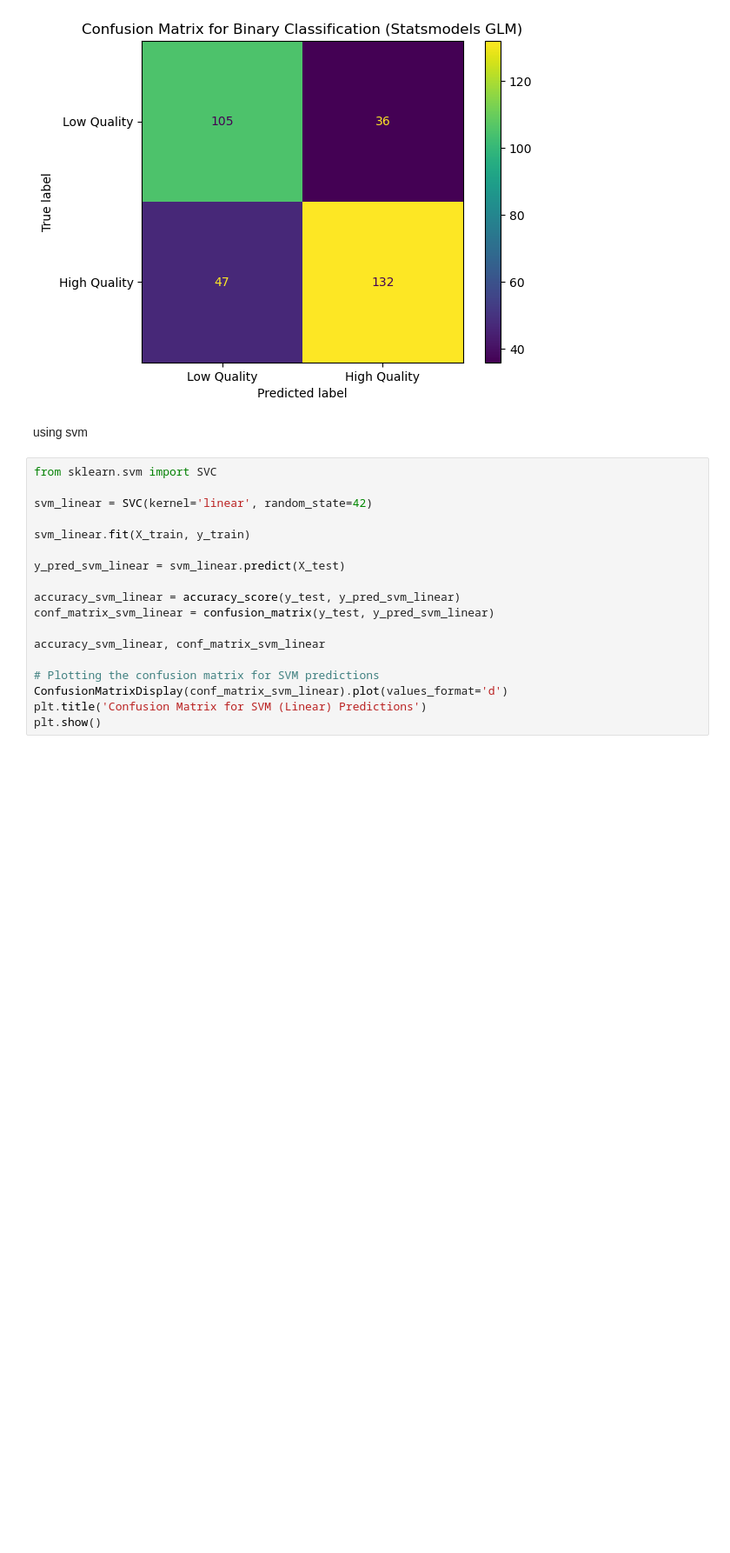
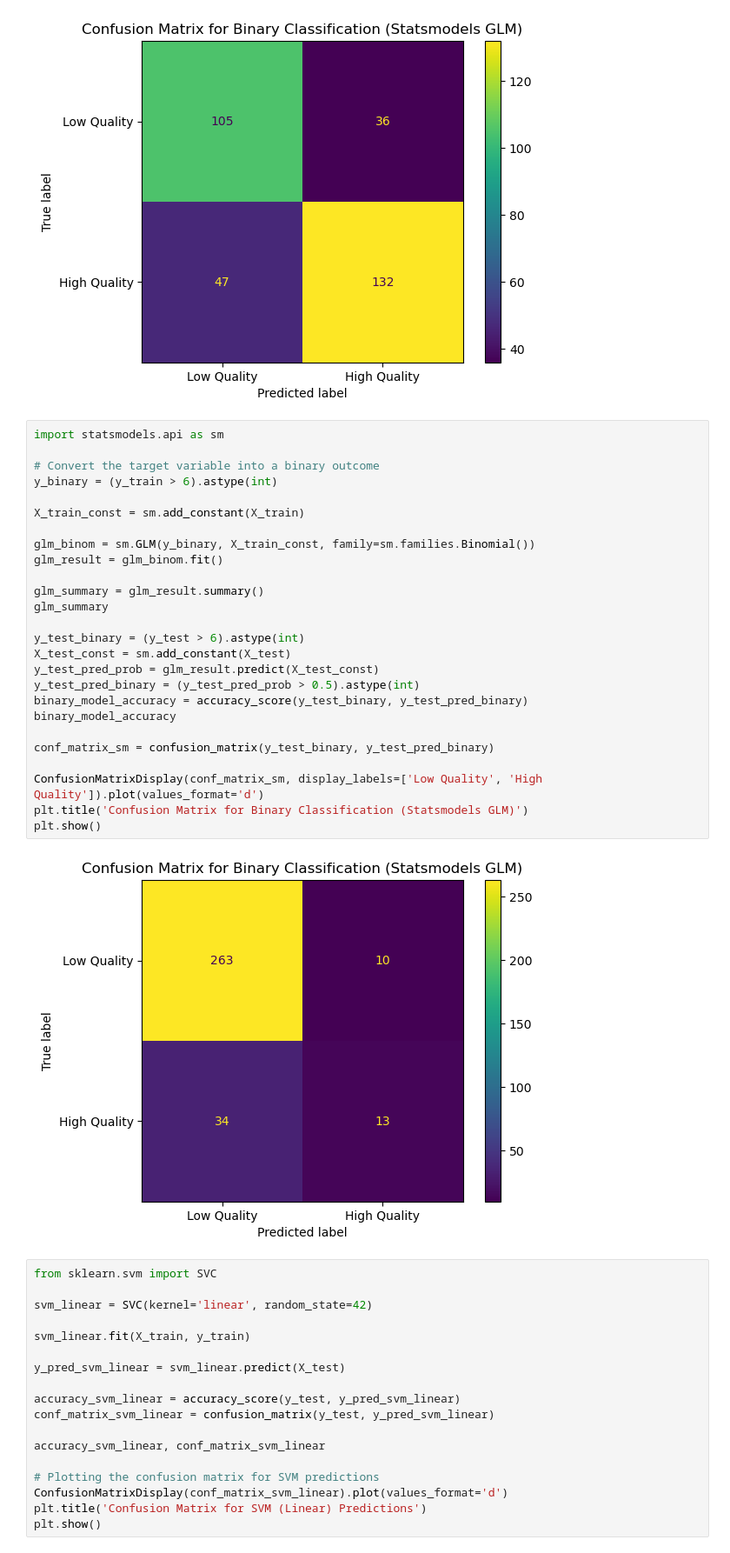
Before and after one commit to rpi11/DSAN5300-final_project, a Jupyter notebook: Classification.ipynb, the cells around one changed output. Shown at 87% size. Drawn from its saved outputs; the diff is of its cells as text; blank space fills up the shorter version.

```diff
--- a/Classification.ipynb
+++ b/Classification.ipynb
@@ -218,8 +220,34 @@ plt.title('Confusion Matrix for Binary Classification (Statsmodels GLM)')
 plt.show()
 # %% [output]
 [figure]
-# %% [markdown]
-using svm
+# %%
+import statsmodels.api as sm
+
+# Convert the target variable into a binary outcome
+y_binary = (y_train > 6).astype(int)
+
+X_train_const = sm.add_constant(X_train)
+
+glm_binom = sm.GLM(y_binary, X_train_const, family=sm.families.Binomial())
+glm_result = glm_binom.fit()
+
+glm_summary = glm_result.summary()
+glm_summary
+
+y_test_binary = (y_test > 6).astype(int)
+X_test_const = sm.add_constant(X_test)
+y_test_pred_prob = glm_result.predict(X_test_const)
+y_test_pred_binary = (y_test_pred_prob > 0.5).astype(int)
+binary_model_accuracy = accuracy_score(y_test_binary, y_test_pred_binary)
+binary_model_accuracy
+
+conf_matrix_sm = confusion_matrix(y_test_binary, y_test_pred_binary)
+
+ConfusionMatrixDisplay(conf_matrix_sm, display_labels=['Low Quality', 'High Quality']).plot(values_format='d')
+plt.title('Confusion Matrix for Binary Classification (Statsmodels GLM)')
+plt.show()
+# %% [output]
+[figure, added]
 # %%
 from sklearn.svm import SVC
 
```
Also changed, not shown: parts of 11 cells of this notebook.
